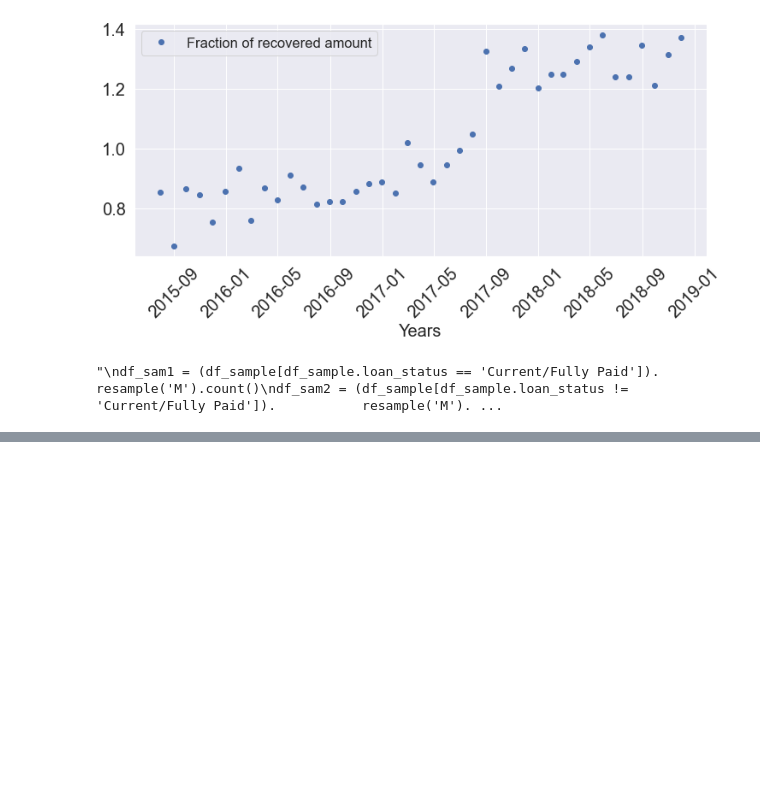
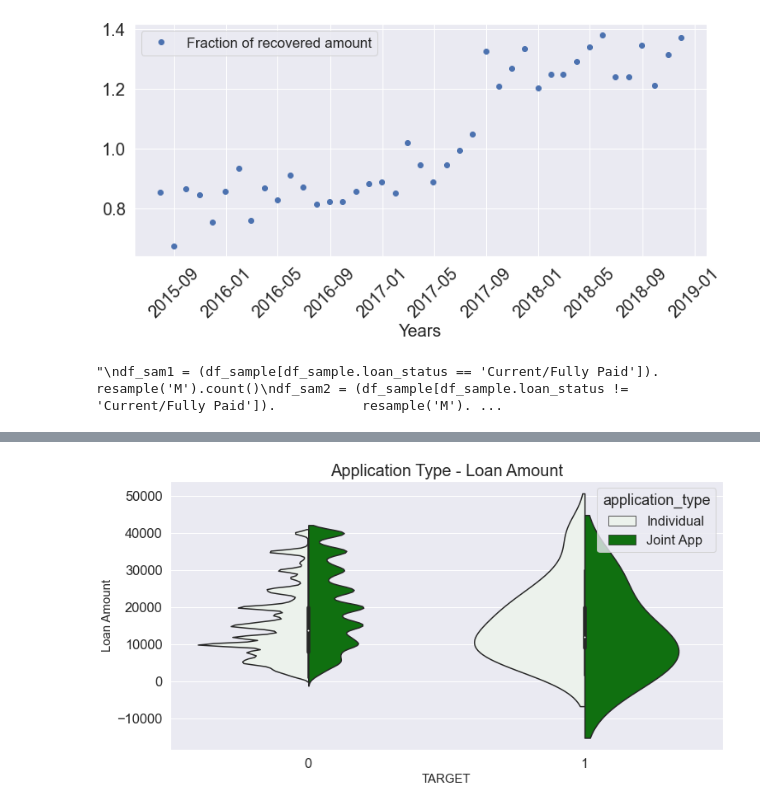
Before and after one commit to zonghaozhou/LendingClub-1, a Jupyter notebook: EDA.ipynb, the cells around one changed output, grey strips where cells are left out. Drawn from its saved outputs; the diff is of its cells as text; code cells hidden in the pictures; blank space fills up the shorter version.

```diff
--- a/EDA.ipynb
+++ b/EDA.ipynb
@@ -218,3 +220,7 @@ plt.plot(fract1, marker='o', label='Fraction of Charged off borrowers')
 """
 # %% [output]
 "\ndf_sam1 = (df_sample[df_sample.loan_status == 'Current/Fully Paid']).           resample('M').count()\ndf_sam2 = (df_sample[df_sample.loan_status != 'Current/Fully Paid']).           resample('M'). ...
+# %%
+target_list = [1 if i=='Default' else 0 for i in df1['loan_status']]
+df1['TARGET'] = target_list
+df1['TARGET'].value_counts()
@@ -220,0 +235,8 @@ plt.plot(fract1, marker='o', label='Fraction of Charged off borrowers')
+# %%
+fig = plt.figure(figsize=(12,6))
+sns.violinplot(x="TARGET",y="loan_amnt",data=df1, hue="application_type", split=True,color='green')
+plt.title("Application Type - Loan Amount", fontsize=20)
+plt.xlabel("TARGET", fontsize=15)
+plt.ylabel("Loan Amount", fontsize=15);
+# %% [output]
+[figure, added]
```
Also changed, not shown: parts of 5 cells of this notebook.
